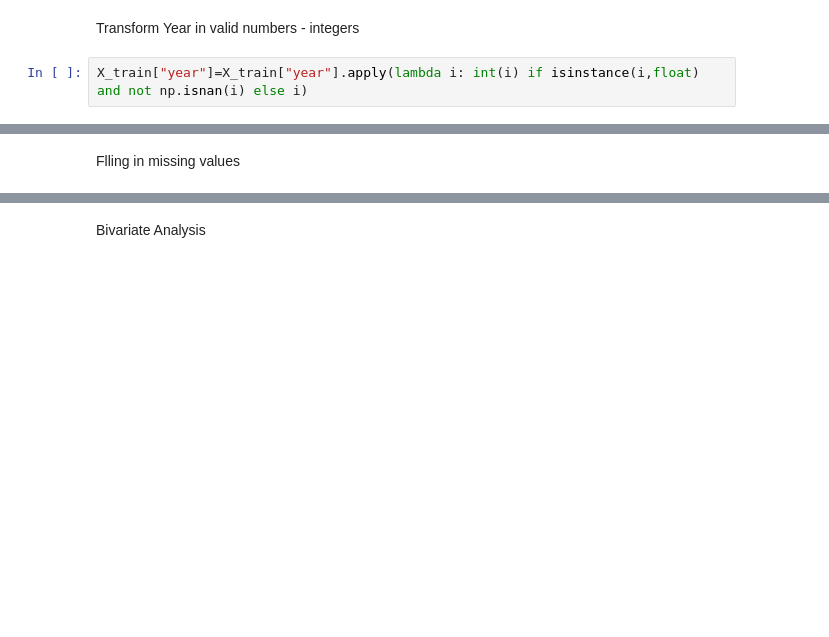
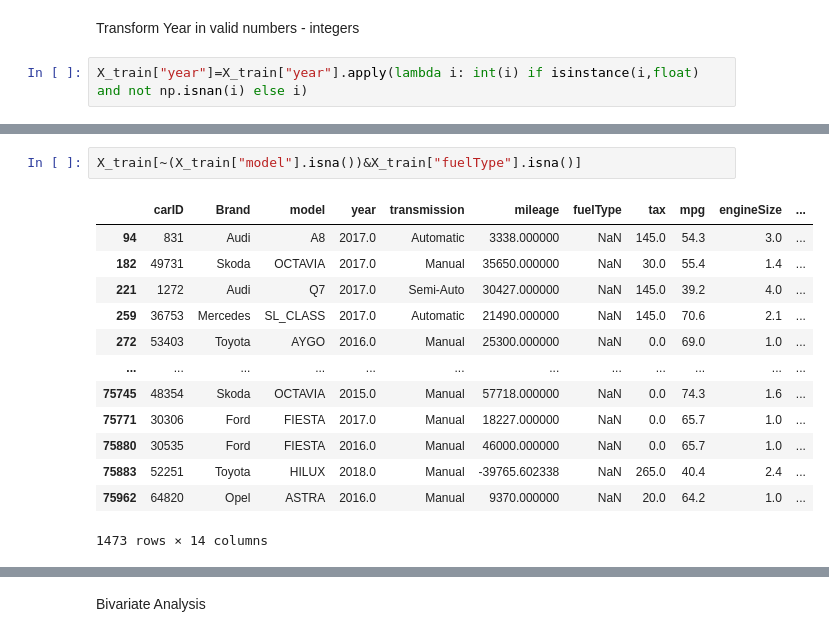
Before and after one commit to Filipesteves974/Machine-Learning-project, a Jupyter notebook: updatedvicky.ipynb, the cells around one changed output, grey strips where cells are left out. Saved outputs shown, nothing was run; the diff lists cells and outputs as text; blank space fills up the shorter version.

```diff
--- a/updatedvicky.ipynb
+++ b/updatedvicky.ipynb
@@ -547,2 +550,16 @@ X_train.loc[mask_nanBrand, "Brand"] = X_train.loc[mask_nanBrand, "model"].apply(
-# %% [markdown]
-Flling in missing values
+# %%
+X_train[~(X_train["model"].isna())&X_train["fuelType"].isna()]
+# %% [output]
+|  | carID | Brand | model | year | transmission | mileage | fuelType | tax | mpg | engineSize | ... |
+| 94 | 831 | Audi | A8 | 2017.0 | Automatic | 3338.000000 | NaN | 145.0 | 54.3 | 3.0 | ... |
+| 182 | 49731 | Skoda | OCTAVIA | 2017.0 | Manual | 35650.000000 | NaN | 30.0 | 55.4 | 1.4 | ... |
+| 221 | 1272 | Audi | Q7 | 2017.0 | Semi-Auto | 30427.000000 | NaN | 145.0 | 39.2 | 4.0 | ... |
+| 259 | 36753 | Mercedes | SL_CLASS | 2017.0 | Automatic | 21490.000000 | NaN | 145.0 | 70.6 | 2.1 | ... |
+| 272 | 53403 | Toyota | AYGO | 2016.0 | Manual | 25300.000000 | NaN | 0.0 | 69.0 | 1.0 | ... |
+| ... | ... | ... | ... | ... | ... | ... | ... | ... | ... | ... | ... |
+| 75745 | 48354 | Skoda | OCTAVIA | 2015.0 | Manual | 57718.000000 | NaN | 0.0 | 74.3 | 1.6 | ... |
+| 75771 | 30306 | Ford | FIESTA | 2017.0 | Manual | 18227.000000 | NaN | 0.0 | 65.7 | 1.0 | ... |
+| 75880 | 30535 | Ford | FIESTA | 2016.0 | Manual | 46000.000000 | NaN | 0.0 | 65.7 | 1.0 | ... |
+| 75883 | 52251 | Toyota | HILUX | 2018.0 | Manual | -39765.602338 | NaN | 265.0 | 40.4 | 2.4 | ... |
+| 75962 | 64820 | Opel | ASTRA | 2016.0 | Manual | 9370.000000 | NaN | 20.0 | 64.2 | 1.0 | ... |
+1473 rows × 14 columns
```
Also changed, not shown: parts of 20 cells of this notebook.
